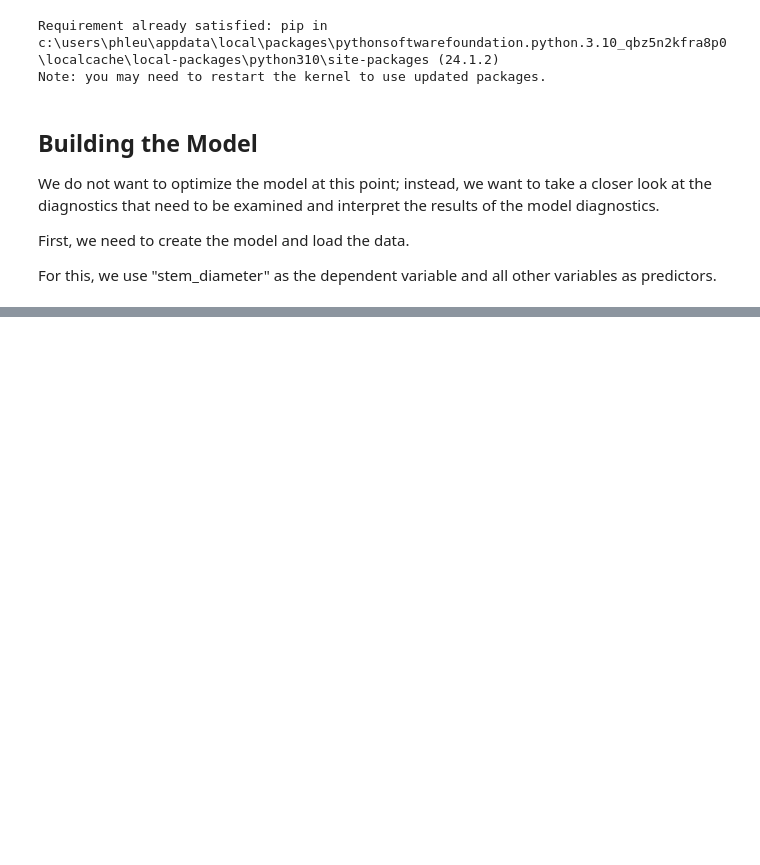
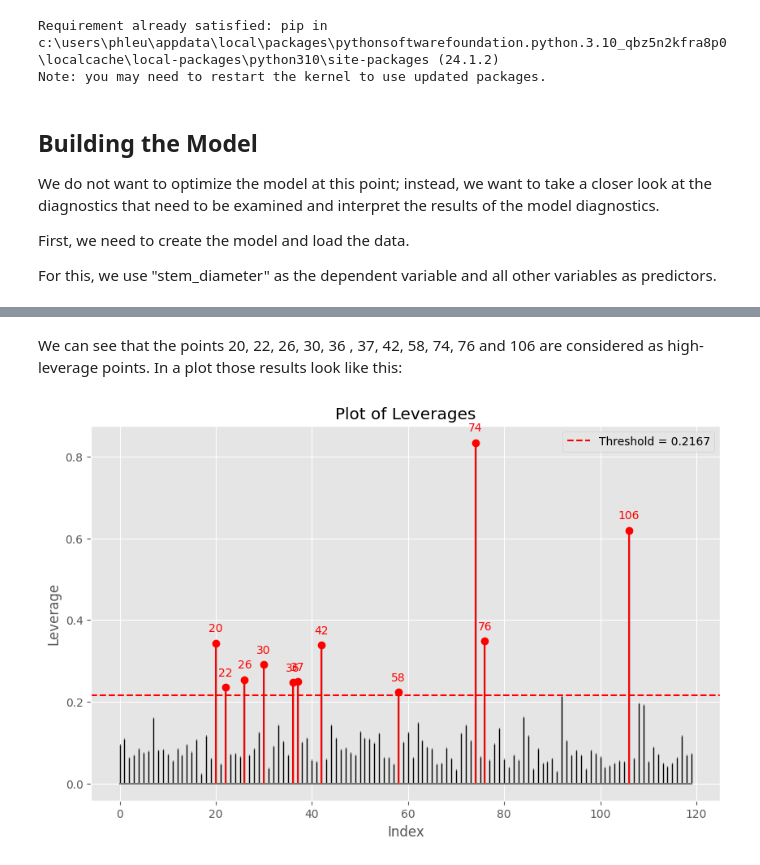
Before and after one commit to Statsomat/OLSAI, a Jupyter notebook: ColabNotebooks/CacaoPL_v2.ipynb, the cells around one changed output, grey strips where cells are left out. Saved outputs shown, nothing was run; the diff lists cells and outputs as text; code cells hidden in the pictures; blank space fills up the shorter version.

```diff
--- a/ColabNotebooks/CacaoPL_v2.ipynb
+++ b/ColabNotebooks/CacaoPL_v2.ipynb
@@ -64,0 +126,15 @@ The following aspects are examined:
+# %%
+import numpy as np
+import pandas as pd
+import statsmodels.api as sm
+from statsmodels.stats.outliers_influence import OLSInfluence
+import matplotlib.pyplot as plt
+
+leverage = influence.hat_matrix_diag
+p = x.shape[1] - 1
+n = len(y)
+threshold_leverage = 2 * (p + 1) / n
+
+high_leverage_points = np.where(leverage > threshold_leverage)[0]
+for i in high_leverage_points:
+    print(f"Index: {i}, Leverage: {leverage[i]:.4f}")
@@ -64,0 +153,23 @@ The following aspects are examined:
+# %% [markdown]
+We can see that the points 20, 22, 26, 30, 36 , 37, 42, 58, 74, 76 and 106 are considered as high-leverage points. In a plot those results look like this:
+# %%
+plt.figure(figsize=(10, 6))
+stemlines, baseline, markerline = plt.stem(np.arange(len(leverage)), leverage, markerfmt=",")
+plt.setp(stemlines, 'color', plt.getp(markerline, 'color'))
+plt.setp(markerline, markersize=5)
+plt.setp(baseline, 'color', 'black', 'linewidth', 1)
+
+for i in high_leverage_points:
+    plt.annotate(i, (i, leverage[i]), textcoords="offset points", xytext=(0,10), ha='center', color='red')
+
+high_stemlines = plt.stem(high_leverage_points, leverage[high_leverage_points], linefmt='r')
+plt.setp(high_stemlines[0], 'color', 'red')
+
+plt.axhline(y=threshold_leverage, color='r', linestyle='--', label=f'Threshold = {threshold_leverage:.4f}')
+plt.xlabel('Index')
+plt.ylabel("Leverage")
+plt.title("Plot of Leverages")
+plt.legend()
+plt.show()
+# %% [output]
+[figure, added]
```
Also changed, not shown: parts of 24 cells of this notebook.
